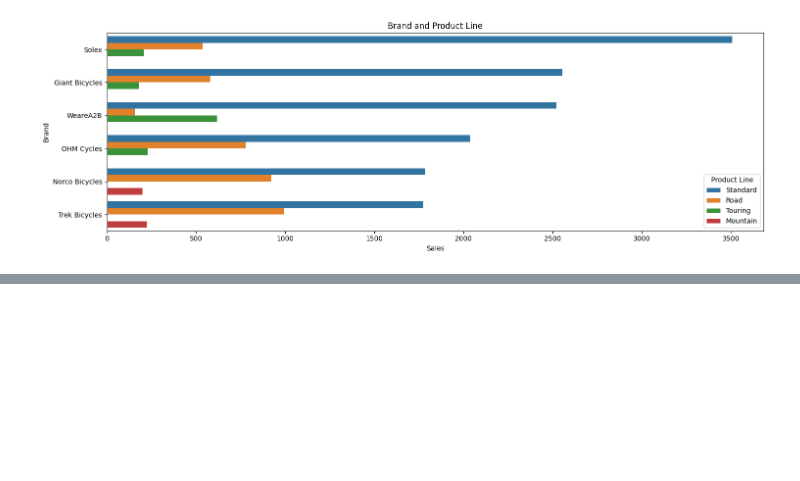
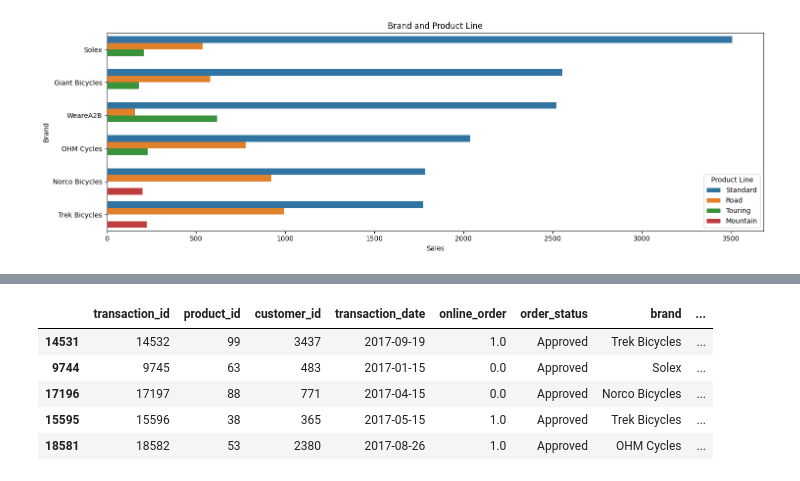
Before and after one commit to ilovedata6/SprocketCentral, a Jupyter notebook: analysis.ipynb, the cells around one changed output, grey strips where cells are left out. Drawn from its saved outputs; the diff is of its cells as text; code cells hidden in the pictures; blank space fills up the shorter version.

```diff
--- a/analysis.ipynb
+++ b/analysis.ipynb
@@ -540,0 +621,9 @@ plt.show()
+# %%
+merged.sample(5)
+# %% [output]
+|  | transaction_id | product_id | customer_id | transaction_date | online_order | order_status | brand | ... |
+| 14531 | 14532 | 99 | 3437 | 2017-09-19 | 1.0 | Approved | Trek Bicycles | ... |
+| 9744 | 9745 | 63 | 483 | 2017-01-15 | 0.0 | Approved | Solex | ... |
+| 17196 | 17197 | 88 | 771 | 2017-04-15 | 0.0 | Approved | Norco Bicycles | ... |
+| 15595 | 15596 | 38 | 365 | 2017-05-15 | 1.0 | Approved | Trek Bicycles | ... |
+| 18581 | 18582 | 53 | 2380 | 2017-08-26 | 1.0 | Approved | OHM Cycles | ... |
```
Also changed, not shown: parts of 11 cells of this notebook.
